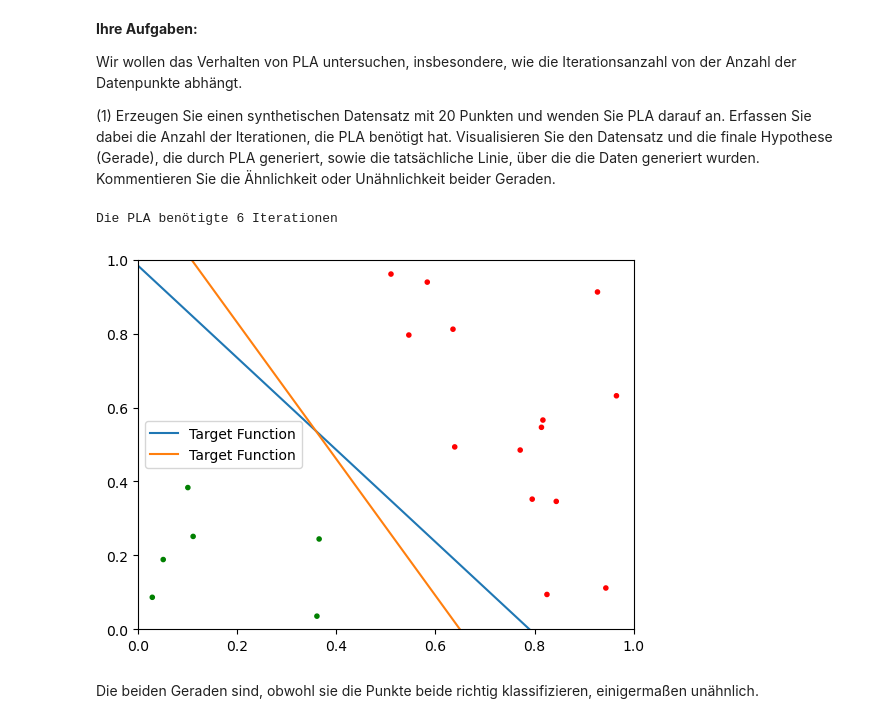
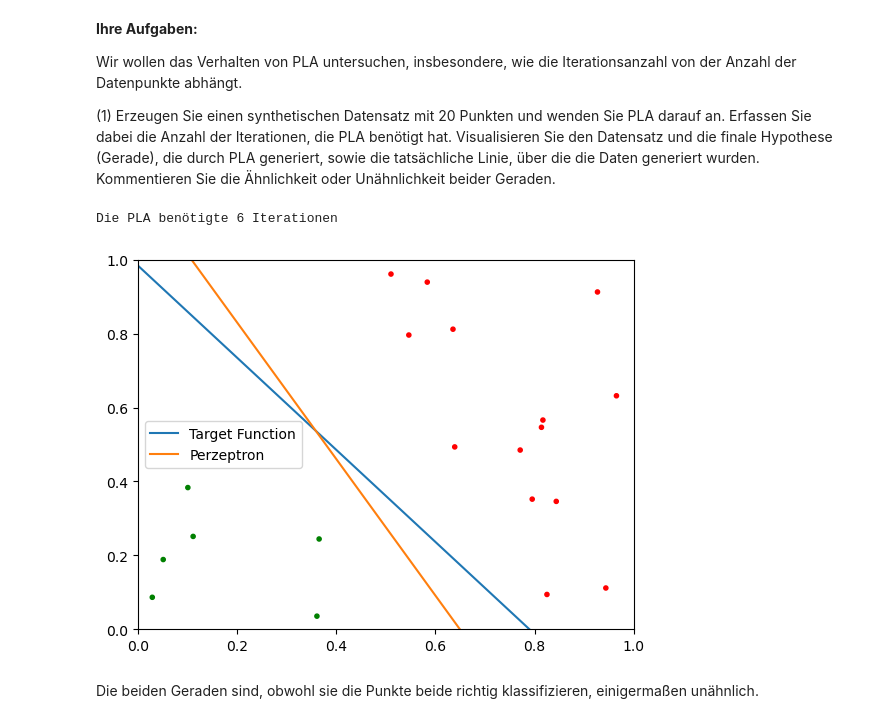
Before and after one commit to cortex359/ml1.ws25, a Jupyter notebook: uebung2/TKKR-2-Perzeptron.ipynb, the cells around one changed output. Cells and saved outputs as stored; diff of their text form; code cells hidden in the pictures.

```diff
--- a/uebung2/TKKR-2-Perzeptron.ipynb
+++ b/uebung2/TKKR-2-Perzeptron.ipynb
@@ -510,18 +510,18 @@ Wir wollen das Verhalten von PLA untersuchen, insbesondere, wie die Iterationsan
 # %%
 w_final_3, w_trace = pla(X, y, np.zeros(3), verbose=True)
 print(f"Die PLA benötigte {len(w_trace) + 1} Iterationen")
 plt.axis((0, 1, 0, 1))
 plt.scatter(X[:,0], X[:,1], c=c, marker='.')
 
 # plot decision line
 l = np.linspace(0, 1, 2)
 plt.plot(l, target_function(l), label="Target Function")
-plt.plot(l, g(l, w_final_3), label="Target Function")
+plt.plot(l, g(l, w_final_3), label="Perzeptron")
 plt.legend()
 plt.show()
 # %% [output]
 Die PLA benötigte 6 Iterationen
-[figure, old version]
+[figure, new version]
 # %% [markdown]
 Die beiden Geraden sind, obwohl sie die Punkte beide richtig klassifizieren, einigermaßen unähnlich.
 # %% [markdown]
```
Also changed, not shown: parts of 10 cells of this notebook.
